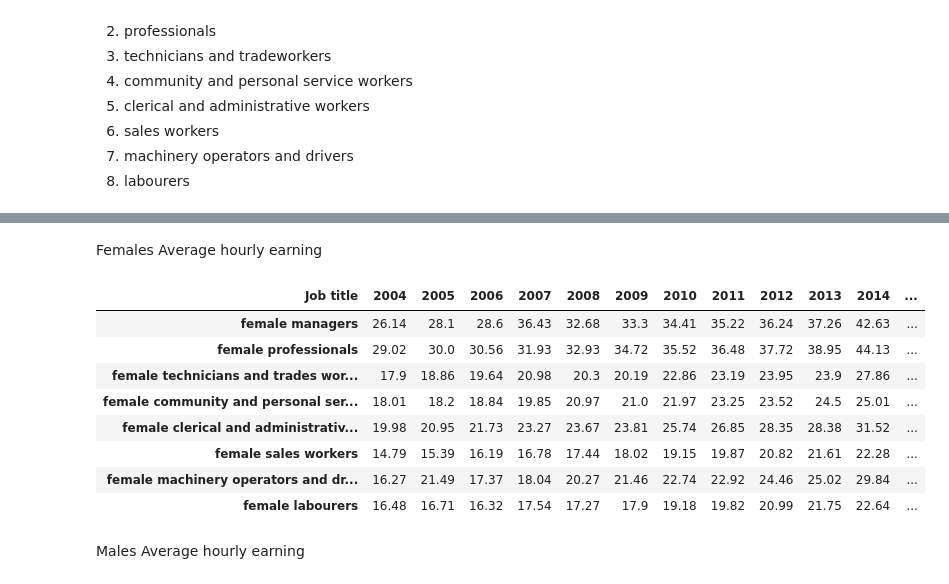
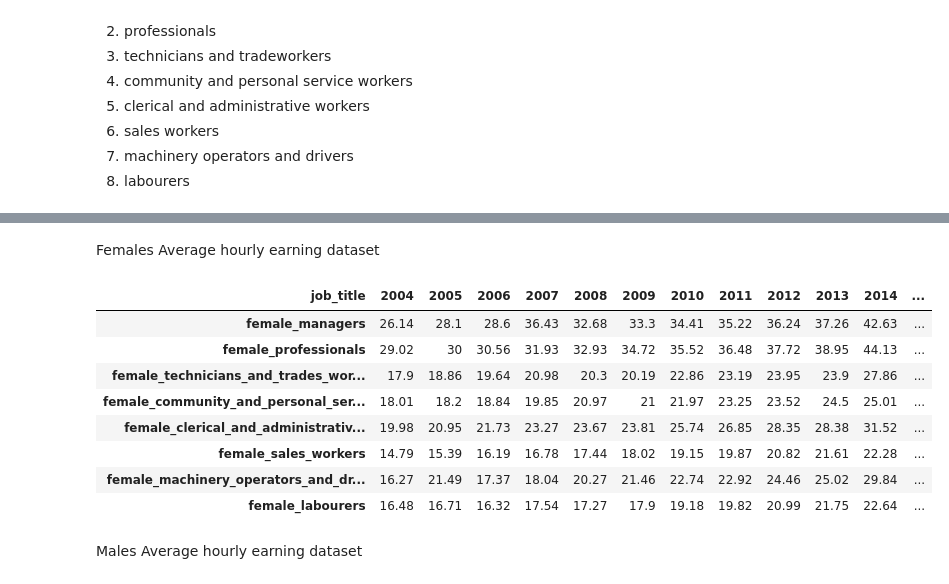
Before and after one commit to Carol-Kelly/Hamoye-Data-Warehouse-ProjectTeam, a Jupyter notebook: data preprocessing.ipynb, the cells around one changed output, grey strips where cells are left out. Saved outputs shown, nothing was run; the diff lists cells and outputs as text; code cells hidden in the pictures.

```diff
--- a/data preprocessing.ipynb
+++ b/data preprocessing.ipynb
@@ -154,0 +139,4 @@ df.to_csv('C:/Users/DELL/Desktop/Hamoyecapstoneproject/original_earnings dataset
+# %%
+# replace the space between columns with underscores
+df.columns = [i.replace(" ", "_") for i in df.columns]
+df.columns
@@ -168,4 +173,4 @@ We separate the data into three extra datasets consisting of the females, males
 # %%
-df =df.rename(columns={'year':'Job title'})
+df = df.rename(columns={'year':'job_title'})
 df
 # %% [output]
@@ -185,7 +190,3 @@ df
 | 12 | 2016 | Females | 44.35 | 45.17 | 26.28 | 26.54 | ... |
 | 13 | 2017 | Females | 46.02 | 47.04 | 28.30 | 27.84 | ... |
 14 rows × 28 columns
-# %%
-df.set_index('Job title', inplace=True)
-total_category = df.T
-total_category
@@ -209,0 +193,5 @@ total_category
+# %%
+df.set_index('job_title', inplace=True)
+total_df = df.T
+total_df = total_df.drop(['females','males','persons'], axis=0)
+total_df
@@ -210,21 +216,20 @@ total_category
 # %% [markdown]
-Females Average hourly earning
+Females Average hourly earning dataset
 # %%
 #Extract the females features only from the datasets
-df_females = total_category[0:9]
-df_females=df_females.drop('females', axis=0)
+df_females = total_df[0:8]
 df_females
 # %% [output]
-| Job title | 2004 | 2005 | 2006 | 2007 | 2008 | 2009 | 2010 | 2011 | 2012 | 2013 | 2014 | ... |
-| female managers | 26.14 | 28.1 | 28.6 | 36.43 | 32.68 | 33.3 | 34.41 | 35.22 | 36.24 | 37.26 | 42.63 | ... |
-| female professionals | 29.02 | 30.0 | 30.56 | 31.93 | 32.93 | 34.72 | 35.52 | 36.48 | 37.72 | 38.95 | 44.13 | ... |
-| female technicians and trades wor... | 17.9 | 18.86 | 19.64 | 20.98 | 20.3 | 20.19 | 22.86 | 23.19 | 23.95 | 23.9 | 27.86 | ... |
-| female community and personal ser... | 18.01 | 18.2 | 18.84 | 19.85 | 20.97 | 21.0 | 21.97 | 23.25 | 23.52 | 24.5 | 25.01 | ... |
-| female clerical and administrativ... | 19.98 | 20.95 | 21.73 | 23.27 | 23.67 | 23.81 | 25.74 | 26.85 | 28.35 | 28.38 | 31.52 | ... |
-| female sales workers | 14.79 | 15.39 | 16.19 | 16.78 | 17.44 | 18.02 | 19.15 | 19.87 | 20.82 | 21.61 | 22.28 | ... |
-| female machinery operators and dr... | 16.27 | 21.49 | 17.37 | 18.04 | 20.27 | 21.46 | 22.74 | 22.92 | 24.46 | 25.02 | 29.84 | ... |
-| female labourers | 16.48 | 16.71 | 16.32 | 17.54 | 17.27 | 17.9 | 19.18 | 19.82 | 20.99 | 21.75 | 22.64 | ... |
+| job_title | 2004 | 2005 | 2006 | 2007 | 2008 | 2009 | 2010 | 2011 | 2012 | 2013 | 2014 | ... |
+| female_managers | 26.14 | 28.1 | 28.6 | 36.43 | 32.68 | 33.3 | 34.41 | 35.22 | 36.24 | 37.26 | 42.63 | ... |
+| female_professionals | 29.02 | 30 | 30.56 | 31.93 | 32.93 | 34.72 | 35.52 | 36.48 | 37.72 | 38.95 | 44.13 | ... |
+| female_technicians_and_trades_wor... | 17.9 | 18.86 | 19.64 | 20.98 | 20.3 | 20.19 | 22.86 | 23.19 | 23.95 | 23.9 | 27.86 | ... |
+| female_community_and_personal_ser... | 18.01 | 18.2 | 18.84 | 19.85 | 20.97 | 21 | 21.97 | 23.25 | 23.52 | 24.5 | 25.01 | ... |
+| female_clerical_and_administrativ... | 19.98 | 20.95 | 21.73 | 23.27 | 23.67 | 23.81 | 25.74 | 26.85 | 28.35 | 28.38 | 31.52 | ... |
+| female_sales_workers | 14.79 | 15.39 | 16.19 | 16.78 | 17.44 | 18.02 | 19.15 | 19.87 | 20.82 | 21.61 | 22.28 | ... |
+| female_machinery_operators_and_dr... | 16.27 | 21.49 | 17.37 | 18.04 | 20.27 | 21.46 | 22.74 | 22.92 | 24.46 | 25.02 | 29.84 | ... |
+| female_labourers | 16.48 | 16.71 | 16.32 | 17.54 | 17.27 | 17.9 | 19.18 | 19.82 | 20.99 | 21.75 | 22.64 | ... |
 # %% [markdown]
-Males Average hourly earning
+Males Average hourly earning dataset
 # %%
 #Extract the male features only from the datasets
```
Also changed, not shown: parts of 23 cells of this notebook.
